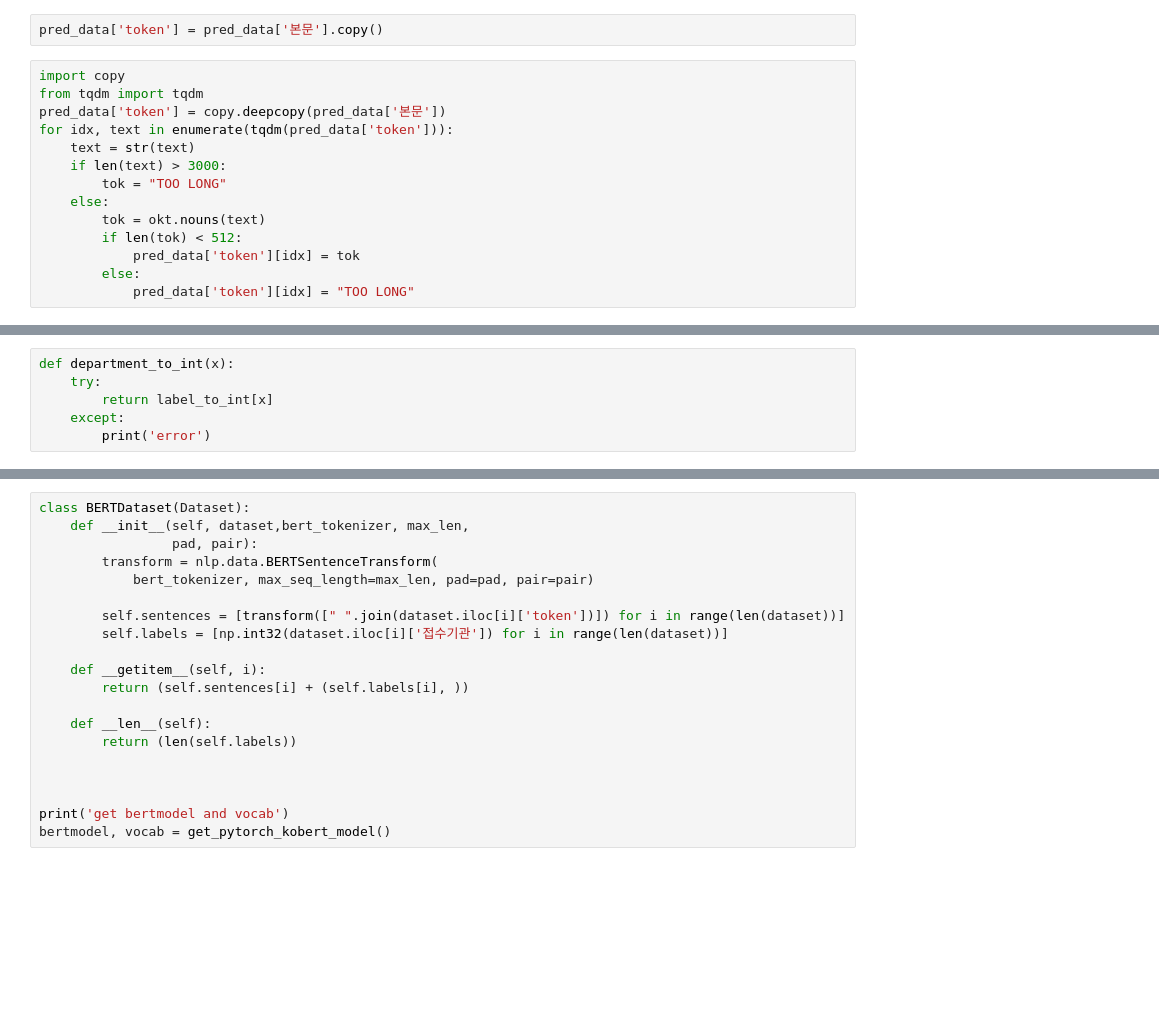
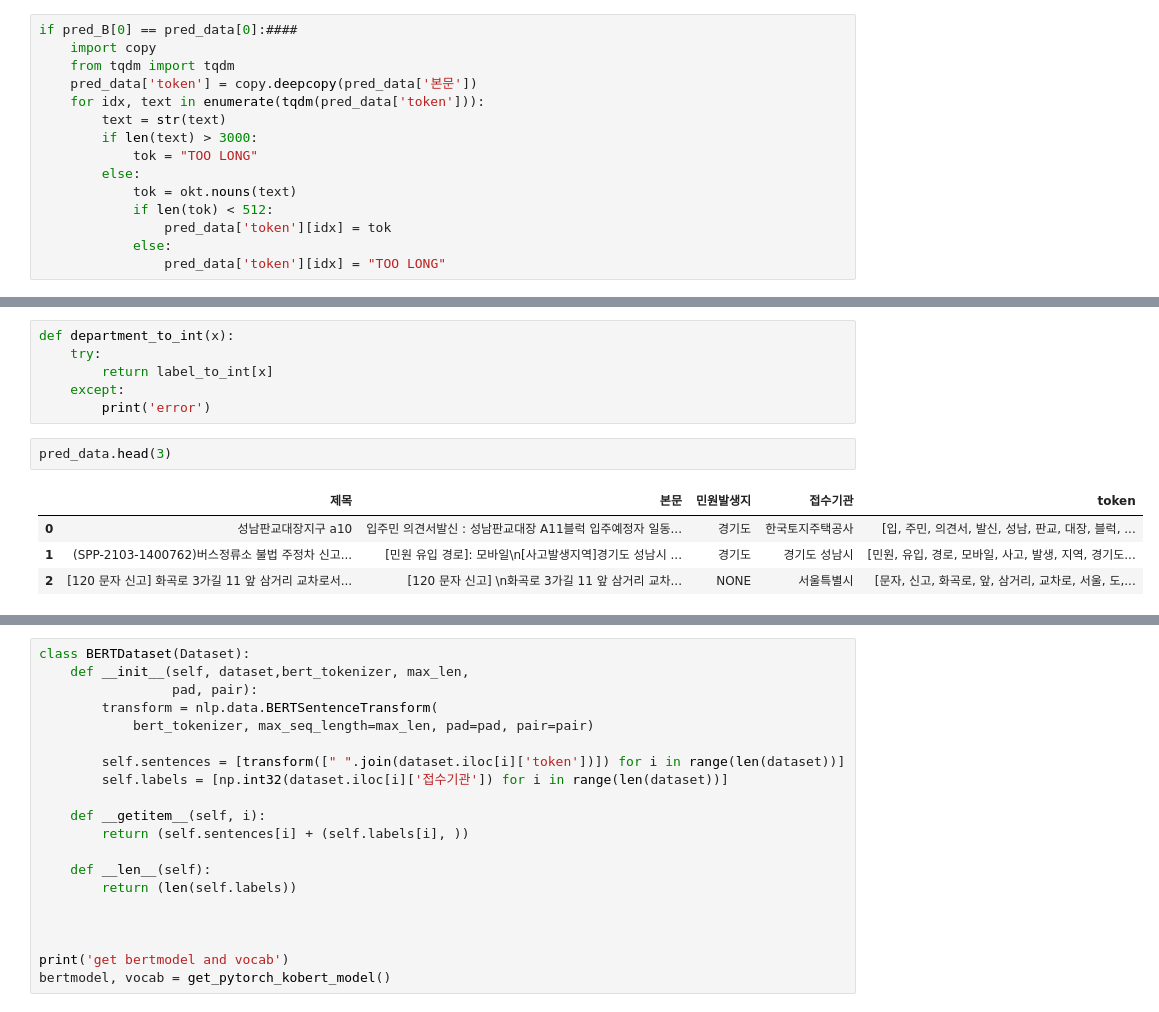
Before and after one commit to mglee815/complain_QnA, a Jupyter notebook: code/saved_model_load_and_predict.ipynb, the cells around one changed output, grey strips where cells are left out. Drawn from its saved outputs; the diff is of its cells as text; blank space fills up the shorter version.

```diff
--- a/code/saved_model_load_and_predict.ipynb
+++ b/code/saved_model_load_and_predict.ipynb
@@ -48,22 +67,21 @@ okt = Okt()
 okt.nouns("토크나이저 import가 잘 되었는지 확인합니다")
 # %% [output]
 ['토크', '나이', '저', '확인']
-# %%
-pred_data['token'] = pred_data['본문'].copy()
 # %%
-import copy
-from tqdm import tqdm
-pred_data['token'] = copy.deepcopy(pred_data['본문'])
-for idx, text in enumerate(tqdm(pred_data['token'])):
-    text = str(text)
-    if len(text) > 3000:
-        tok = "TOO LONG"
-    else:
-        tok = okt.nouns(text)
-        if len(tok) < 512:
-            pred_data['token'][idx] = tok
+if pred_B[0] == pred_data[0]:####
+    import copy
+    from tqdm import tqdm
+    pred_data['token'] = copy.deepcopy(pred_data['본문'])
+    for idx, text in enumerate(tqdm(pred_data['token'])):
+        text = str(text)
+        if len(text) > 3000:
+            tok = "TOO LONG"
         else:
-            pred_data['token'][idx] = "TOO LONG"
+            tok = okt.nouns(text)
+            if len(tok) < 512:
+                pred_data['token'][idx] = tok
+            else:
+                pred_data['token'][idx] = "TOO LONG"
 # %%
 label_data = data[:1000000]
 
@@ -83,6 +120,13 @@ def department_to_int(x):
         return label_to_int[x]
     except:
         print('error')
+# %%
+pred_data.head(3)
+# %% [output]
+|  | 제목 | 본문 | 민원발생지 | 접수기관 | token |
+| 0 | 성남판교대장지구 a10 | 입주민 의견서발신 : 성남판교대장 A11블럭 입주예정자 일동... | 경기도 | 한국토지주택공사 | [입, 주민, 의견서, 발신, 성남, 판교, 대장, 블럭, ... |
+| 1 | (SPP-2103-1400762)버스정류소 불법 주정차 신고... | [민원 유입 경로]: 모바일\n[사고발생지역]경기도 성남시 ... | 경기도 | 경기도 성남시 | [민원, 유입, 경로, 모바일, 사고, 발생, 지역, 경기도... |
+| 2 | [120 문자 신고] 화곡로 3가길 11 앞 삼거리 교차로서... | [120 문자 신고] \n화곡로 3가길 11 앞 삼거리 교차... | NONE | 서울특별시 | [문자, 신고, 화곡로, 앞, 삼거리, 교차로, 서울, 도,... |
 # %%
 pred_data['접수기관'] = pred_data['접수기관'].apply(lambda x : department_to_int(x))
 pred_data = pred_data[['token', '접수기관']]
```
Also changed, not shown: parts of 34 cells of this notebook, 3 other files.
